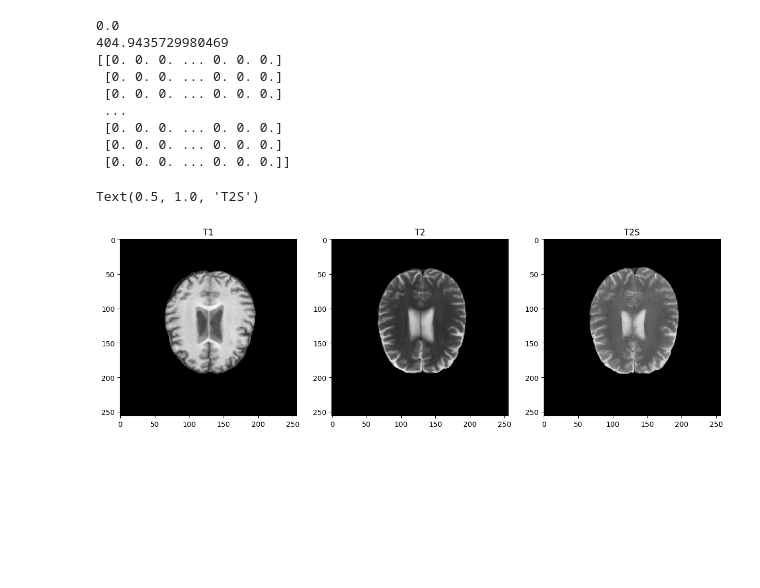
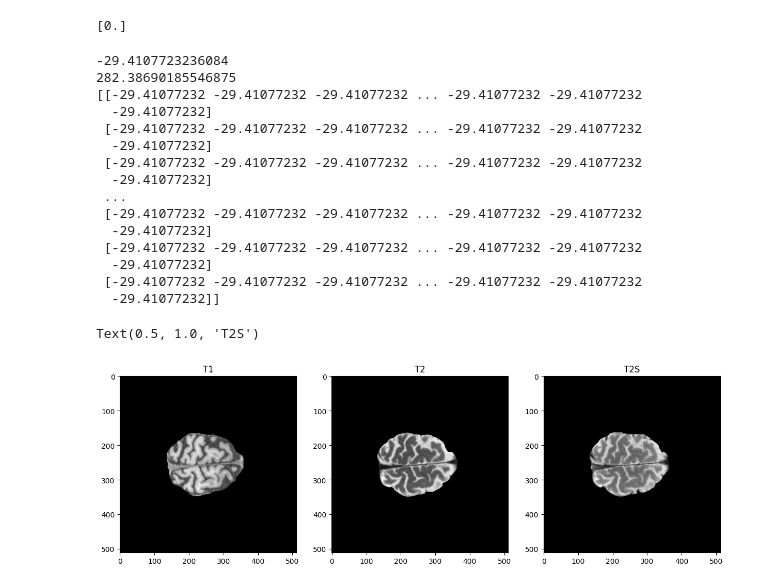
Before and after one commit to greenyjwk/VALDO_brain_MRI_dataset_preprocessing, a Jupyter notebook: misc/EDA/EDA_skull_stripped.ipynb, the cells around one changed output. Saved outputs shown, nothing was run; the diff lists cells and outputs as text; code cells hidden in the pictures; blank space fills up the shorter version.

```diff
--- a/misc/EDA/EDA_skull_stripped.ipynb
+++ b/misc/EDA/EDA_skull_stripped.ipynb
@@ -8,40 +5,57 @@ slice = 26
+# %%
+uid = 310
+slice = 40
+root_path = "/mnt/storage/ji/brain_mri_valdo_mayo/valdo_resample_ALFA_skull_stripped"
 # %%
-T1 = nib.load(f"/mnt/storage/ji/brain_mri_valdo_mayo/valdo_skull_stripped/sub-{uid}/T1_sub-{uid}.nii.gz")
+T1 = nib.load(f"{root_path}/sub-{uid}/sub-{uid}_space-T2S_desc-masked_T1.nii.gz")
 T1 = T1.get_fdata()
 
-T2 = nib.load(f"/mnt/storage/ji/brain_mri_valdo_mayo/valdo_skull_stripped/sub-{uid}/T2_sub-{uid}.nii.gz")
+T2 = nib.load(f"{root_path}/sub-{uid}/sub-{uid}_space-T2S_desc-masked_T2.nii.gz")
 T2 = T2.get_fdata()
 
-T2S = nib.load(f"/mnt/storage/ji/brain_mri_valdo_mayo/valdo_skull_stripped/sub-{uid}/T2S_sub-{uid}.nii.gz")
+T2S = nib.load(f"{root_path}/sub-{uid}/sub-{uid}_space-T2S_desc-masked_T2S.nii.gz")
 T2S = T2S.get_fdata()
+
+# mask = nib.load(f"{root_path}/sub-{uid}/sub-{uid}_space-T2S_CMB.nii.gz")
+# mask = mask.get_fdata()
+# %%
+print(np.unique(mask))
+# %% [output]
+[0.]
 # %%
 print(np.min(T1[:,:,slice]))
 print(np.max(T1[:,:,slice]))
 print(T1[:,:,slice])
 # %% [output]
-0.0
-404.9435729980469
-[[0. 0. 0. ... 0. 0. 0.]
- [0. 0. 0. ... 0. 0. 0.]
- [0. 0. 0. ... 0. 0. 0.]
+-29.4107723236084
+282.38690185546875
+[[-29.41077232 -29.41077232 -29.41077232 ... -29.41077232 -29.41077232
+  -29.41077232]
+ [-29.41077232 -29.41077232 -29.41077232 ... -29.41077232 -29.41077232
+  -29.41077232]
+ [-29.41077232 -29.41077232 -29.41077232 ... -29.41077232 -29.41077232
+  -29.41077232]
  ...
- [0. 0. 0. ... 0. 0. 0.]
- [0. 0. 0. ... 0. 0. 0.]
- [0. 0. 0. ... 0. 0. 0.]]
+ [-29.41077232 -29.41077232 -29.41077232 ... -29.41077232 -29.41077232
+  -29.41077232]
+ [-29.41077232 -29.41077232 -29.41077232 ... -29.41077232 -29.41077232
+  -29.41077232]
+ [-29.41077232 -29.41077232 -29.41077232 ... -29.41077232 -29.41077232
+  -29.41077232]]
 # %%
 plt.figure(figsize=(15,5))
 
 plt.subplot(131)
-plt.imshow(T1[:,:,slice].T, cmap='gray')
+plt.imshow(T1[:,:,slice], cmap='gray')
 plt.title('T1')
 
 plt.subplot(132)
-plt.imshow(T2[:,:,slice].T, cmap='gray')
+plt.imshow(T2[:,:,slice], cmap='gray')
 plt.title('T2')
 
 plt.subplot(133)
-plt.imshow(T2S[:,:,slice].T, cmap='gray')
+plt.imshow(T2S[:,:,slice], cmap='gray')
 plt.title('T2S')
 # %% [output]
 Text(0.5, 1.0, 'T2S')
-[figure, old version]
+[figure, new version]
```
Also changed, not shown: parts of 1 cell of this notebook, 11 other files.
